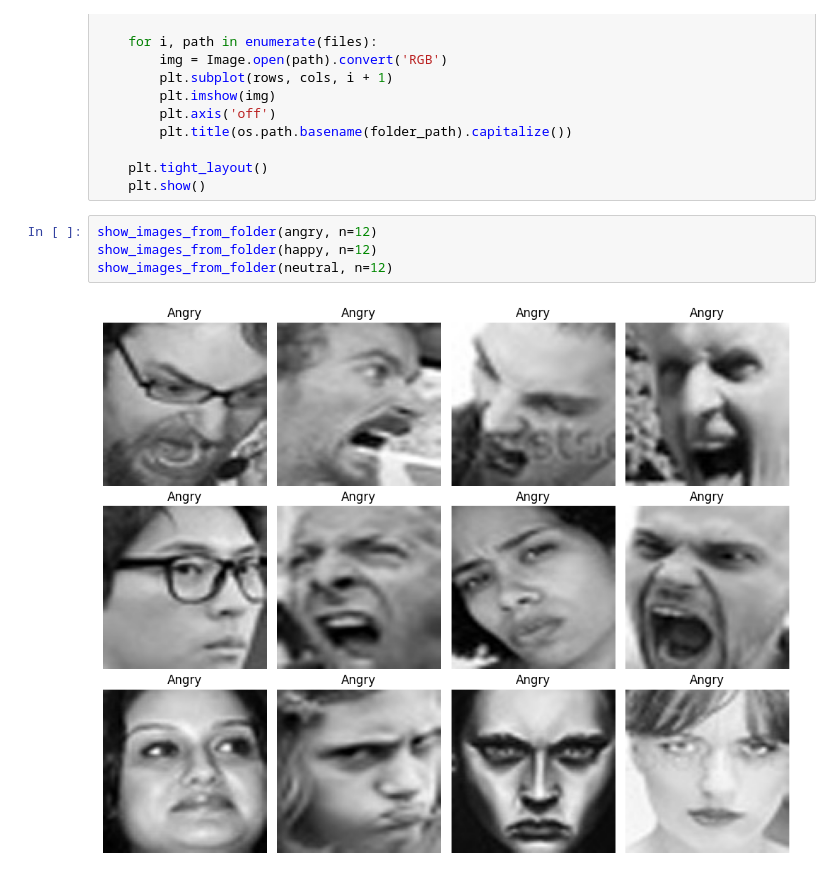
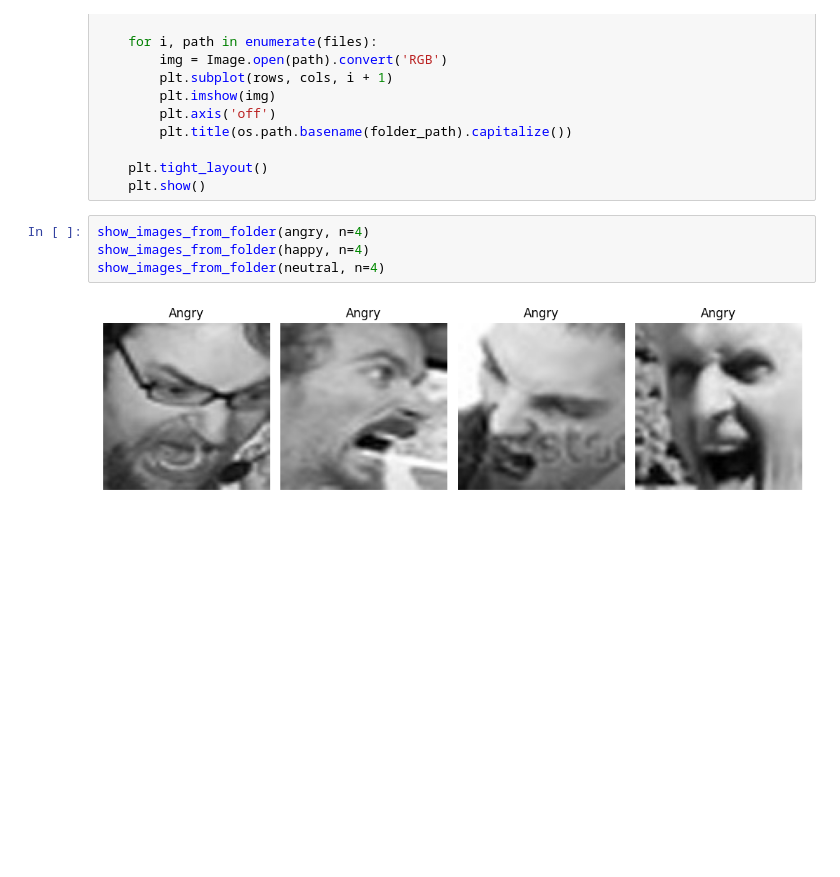
Before and after one commit to lolshark99/CNN, a Jupyter notebook: Video_tut.ipynb, the cells around one changed output. Cells and saved outputs as stored; diff of their text form; blank space fills up the shorter version.

```diff
--- a/Video_tut.ipynb
+++ b/Video_tut.ipynb
@@ -39,8 +39,8 @@ def show_images_from_folder(folder_path, n=12, cols=4, figsize=(10,8)):
     plt.tight_layout()
     plt.show()
 # %%
-show_images_from_folder(angry, n=12)
-show_images_from_folder(happy, n=12)
-show_images_from_folder(neutral, n=12)
+show_images_from_folder(angry, n=4)
+show_images_from_folder(happy, n=4)
+show_images_from_folder(neutral, n=4)
 # %% [output]
-[figure, old version]
+[figure, new version]
```
Also changed, not shown: parts of 1 cell of this notebook.
